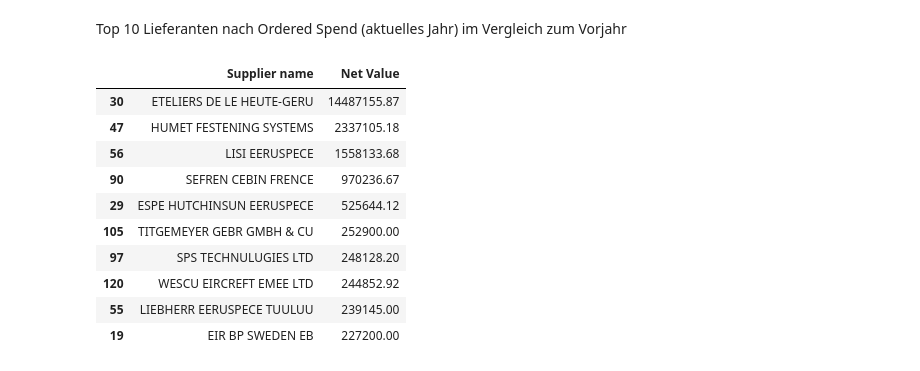
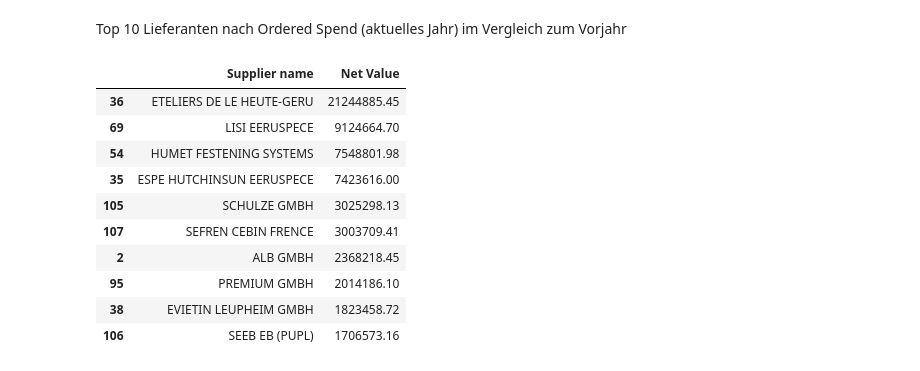
Before and after one commit to zabi-salehi/Data_Visualization, a Jupyter notebook: visualisation.ipynb, the cells around one changed output. Saved outputs shown, nothing was run; the diff lists cells and outputs as text; code cells hidden in the pictures.

```diff
--- a/visualisation.ipynb
+++ b/visualisation.ipynb
@@ -244,20 +245,20 @@ supplier_netValue = data.groupby(["Year","Supplier name"])[["Net Value"]].sum().
 # %%
 top10_2019 = data_2019.groupby(["Supplier name"])[["Net Value"]].sum().reset_index().sort_values(by = "Net Value",  ascending=False).head(10)
 top10_2020 = data_2020.groupby(["Supplier name"])[["Net Value"]].sum().reset_index().sort_values(by = "Net Value",  ascending=False).head(10)
-# %%
-top10_2020
-# %% [output]
-|  | Supplier name | Net Value |
-| 30 | ETELIERS DE LE HEUTE-GERU | 14487155.87 |
-| 47 | HUMET FESTENING SYSTEMS | 2337105.18 |
-| 56 | LISI EERUSPECE | 1558133.68 |
-| 90 | SEFREN CEBIN FRENCE | 970236.67 |
-| 29 | ESPE HUTCHINSUN EERUSPECE | 525644.12 |
-| 105 | TITGEMEYER GEBR GMBH & CU | 252900.00 |
-| 97 | SPS TECHNULUGIES LTD | 248128.20 |
-| 120 | WESCU EIRCREFT EMEE LTD | 244852.92 |
-| 55 | LIEBHERR EERUSPECE TUULUU | 239145.00 |
-| 19 | EIR BP SWEDEN EB | 227200.00 |
+# %%
+top10_2019
+# %% [output]
+|  | Supplier name | Net Value |
+| 36 | ETELIERS DE LE HEUTE-GERU | 21244885.45 |
+| 69 | LISI EERUSPECE | 9124664.70 |
+| 54 | HUMET FESTENING SYSTEMS | 7548801.98 |
+| 35 | ESPE HUTCHINSUN EERUSPECE | 7423616.00 |
+| 105 | SCHULZE GMBH | 3025298.13 |
+| 107 | SEFREN CEBIN FRENCE | 3003709.41 |
+| 2 | ALB GMBH | 2368218.45 |
+| 95 | PREMIUM GMBH | 2014186.10 |
+| 38 | EVIETIN LEUPHEIM GMBH | 1823458.72 |
+| 106 | SEEB EB (PUPL) | 1706573.16 |
 # %%
 
 fig = go.Figure(data=[
```
Also changed, not shown: parts of 22 cells of this notebook, 1 other file.
